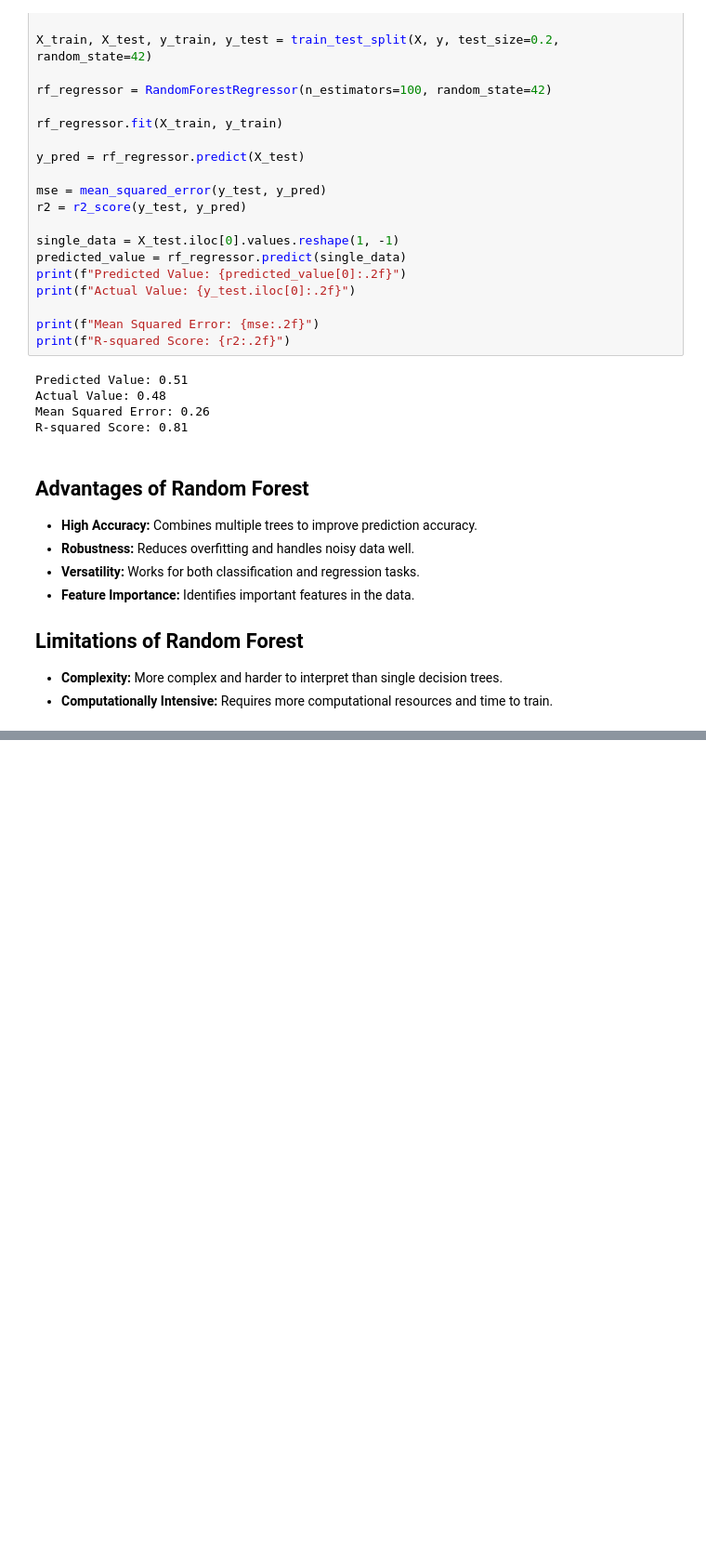
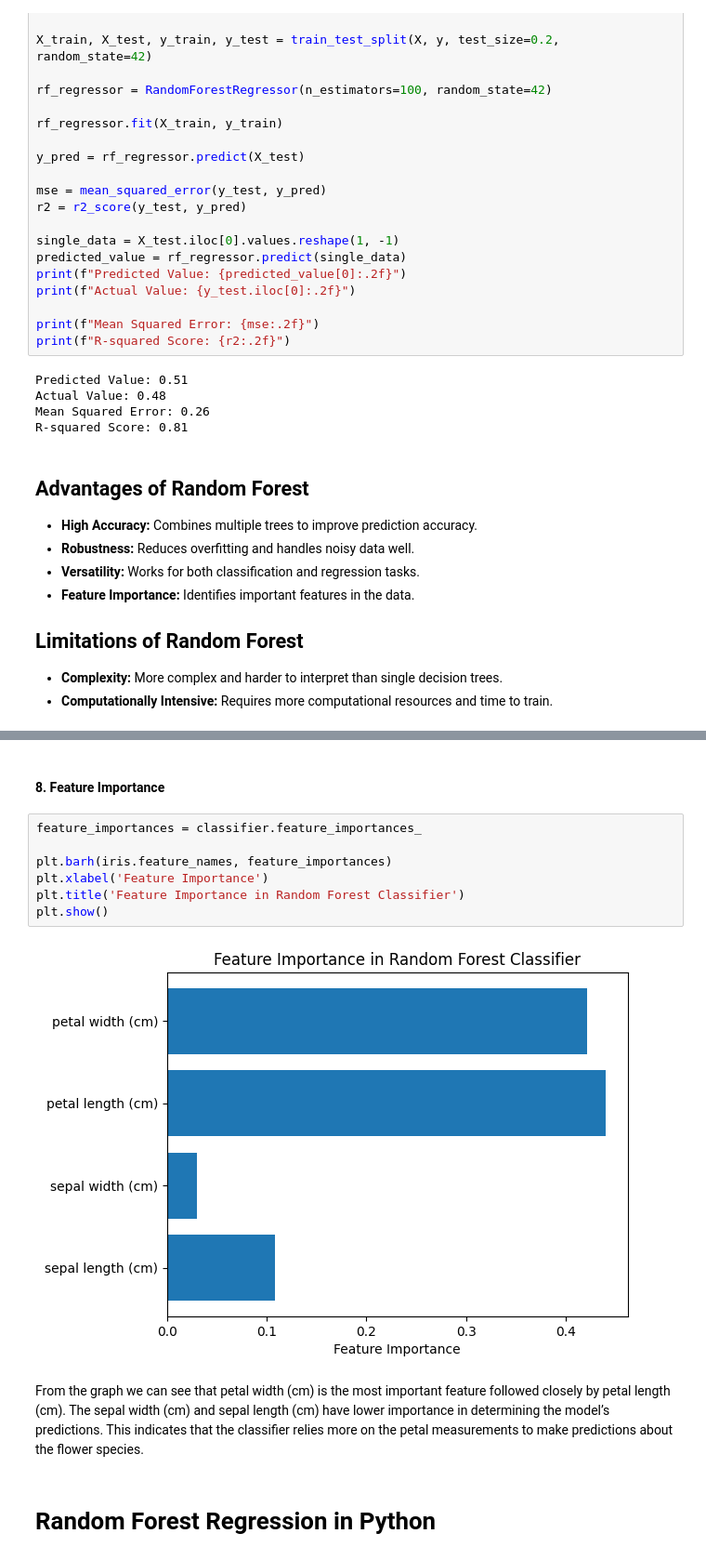
Before and after one commit to itsluckysharma01/Python-from-START, a Jupyter notebook: G08_Random_Forest_i_Machine_Learning.ipynb, the cells around one changed output, grey strips where cells are left out. Shown at 93% size. Cells and saved outputs as stored; diff of their text form; blank space fills up the shorter version.

```diff
--- a/G08_Random_Forest_i_Machine_Learning.ipynb
+++ b/G08_Random_Forest_i_Machine_Learning.ipynb
@@ -158,0 +260,15 @@ R-squared Score: 0.81
+# %% [markdown]
+#### 8. Feature Importance
+# %%
+feature_importances = classifier.feature_importances_
+
+plt.barh(iris.feature_names, feature_importances)
+plt.xlabel('Feature Importance')
+plt.title('Feature Importance in Random Forest Classifier')
+plt.show()
+# %% [output]
+[figure, added]
+# %% [markdown]
+From the graph we can see that petal width (cm) is the most important feature followed closely by petal length (cm). The sepal width (cm) and sepal length (cm) have lower importance in determining the model’s predictions. This indicates that the classifier relies more on the petal measurements to make predictions about the flower species.
+# %% [markdown]
+# Random Forest Regression in Python
```
Also changed, not shown: parts of 36 cells of this notebook, 1 other file.
